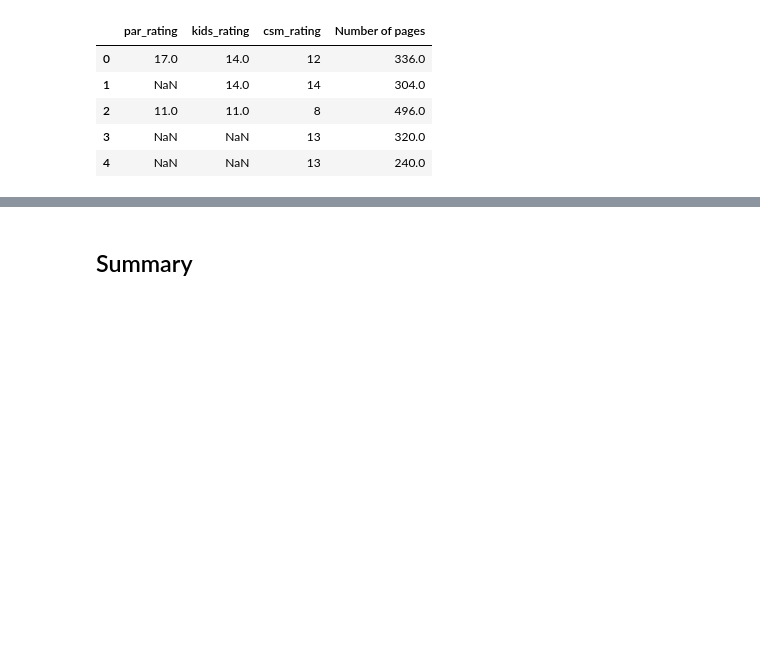
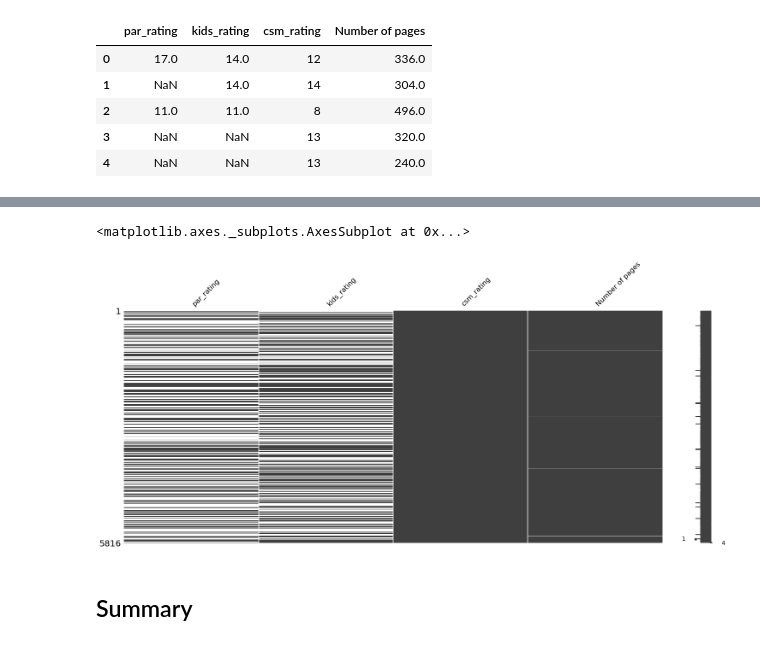
Before and after one commit to educatorsRlearners/an-a-z-of-machine-learning, a Jupyter notebook: _notebooks/2020-06-09-e-is-for-eda.ipynb, the cells around one changed output, grey strips where cells are left out. Cells and saved outputs as stored; diff of their text form; code cells hidden in the pictures; blank space fills up the shorter version.

```diff
--- a/_notebooks/2020-06-09-e-is-for-eda.ipynb
+++ b/_notebooks/2020-06-09-e-is-for-eda.ipynb
@@ -115,3 +101,8 @@ df.head().T
+# %%
+msno.matrix(numeric)
+# %% [output]
+<matplotlib.axes._subplots.AxesSubplot at 0x...>
+[figure, added]
 # %% [markdown]
 ## Summary
 # %% [markdown]
```
Also changed, not shown: parts of 3 cells of this notebook.
